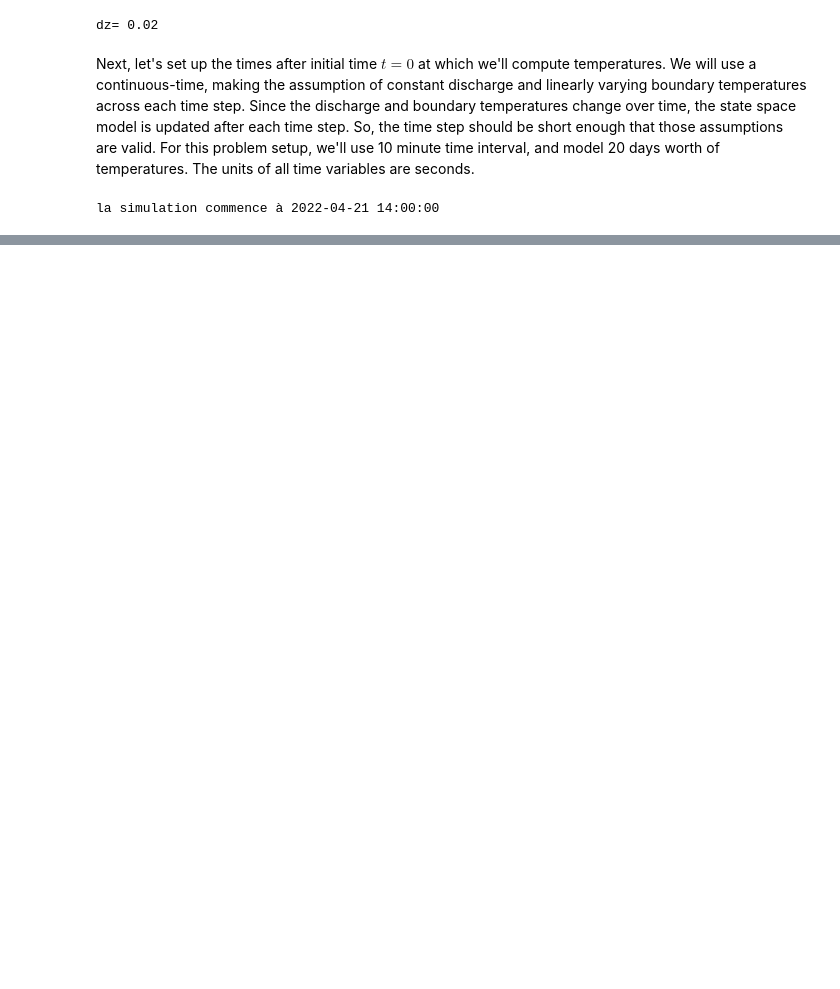
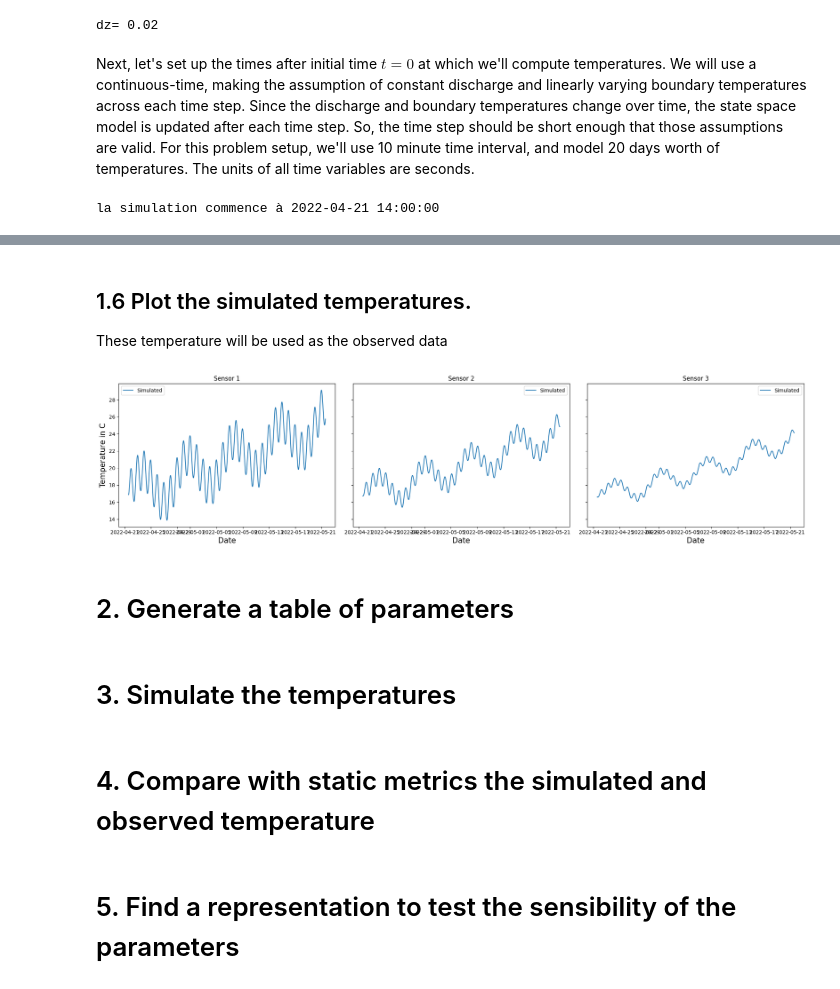
Before and after one commit to agnes-riviere/ginette, a Jupyter notebook: application/2024_TD_ENS/TD2_synthetic_cases.ipynb, the cells around one changed output, grey strips where cells are left out. Drawn from its saved outputs; the diff is of its cells as text; code cells hidden in the pictures; blank space fills up the shorter version.

```diff
--- a/application/2024_TD_ENS/TD2_synthetic_cases.ipynb
+++ b/application/2024_TD_ENS/TD2_synthetic_cases.ipynb
@@ -102,7 +138,7 @@ nb_zone=1
 alt_thk=0
 ## Physical constants
 # Porosité
-REF_n = 0.8  # \omega
+REF_n = 0.05 # \omega
 
 #-----------------------------------------------------------------
 ## Perméabilité intrinsèque [m2]  k=K*mu/(rho*g)
@@ -113,12 +149,12 @@ REF_n = 0.8  # \omega
 ### g Gravité  9.81 [m2.s-1]
 
 # k=10**REF_k
-REF_k = -15 # m2
+REF_k = -12 # m2
 #### constant parameters
 mu = 1e-6  # Dynamic viscosity in Pa.s
 rho = 1000  # Density in kg/m^3
 g = 9.81  # Acceleration due to gravity in m/s^2
-REF_l = 2 # W/m deg C
+REF_l = 1.8 # W/m deg C
 # Calcul de la capacité thermique dans Ginette par la relation suivante :
 #  c_pm = c_w * r_w * n * sat + c_s * r * (1-n) + c_a * r_a * n * (1-sat)
 # rho_m imposé : 1000
@@ -127,8 +163,6 @@ REF_l = 2 # W/m deg C
 # Il n'est pas possible de calibrer les deux paramètres rho et c en même temps.
 # J [kg m2 s−2]
 # c_w = 4185D+00 m2/s2/C
-# r_w = kg m-3
-# Densité du solide r = val_r
-# REF_c = 1000 valeur fixe
+# r_w = kg m-3itlectur
 # Densité des grains solides rho_s = val_r [kg.m-3]
-REF_r = 2e6/1000 #  m2/s2/C
+REF_r = 3500
@@ -376,0 +353,15 @@ plot_fluxes_timeseries(date_simul_bg=pd.to_datetime("2022/04/21 14:00:00"))
+# %% [markdown]
+## 1.6 Plot the simulated temperatures.
+These temperature will be used as the observed data
+# %%
+plot_temperatures_sim(sim_temp, fontsize=15)
+# %% [output]
+[figure, added]
+# %% [markdown]
+# 2. Generate a table of parameters
+# %% [markdown]
+# 3. Simulate the temperatures
+# %% [markdown]
+# 4. Compare with static metrics the simulated and observed temperature
+# %% [markdown]
+# 5. Find a representation to test the sensibility of the parameters
```
Also changed, not shown: parts of 32 cells of this notebook, 3 other files.
